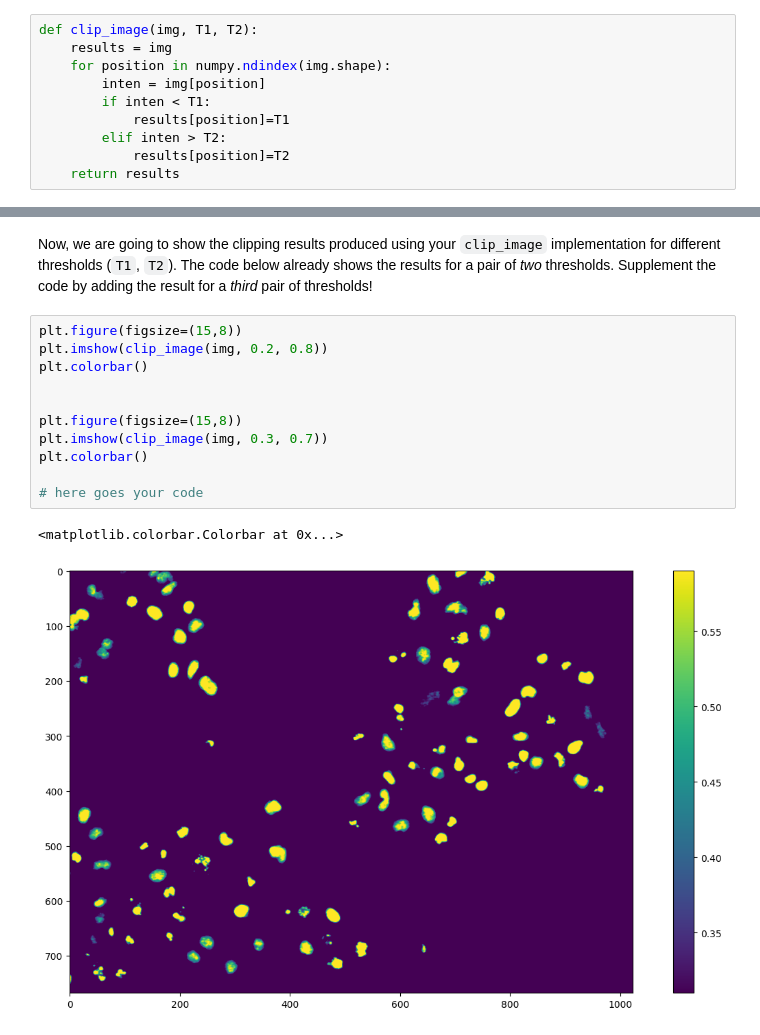
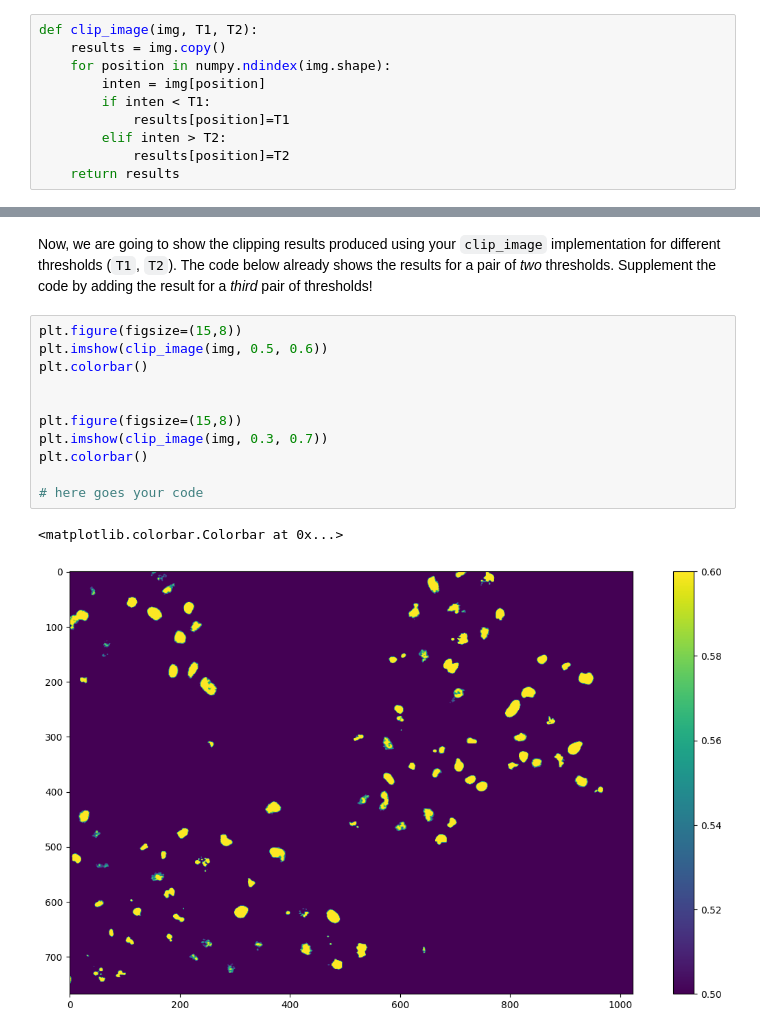
Before and after one commit to matteaunger/mobi-fs3-python, a Jupyter notebook: task2.ipynb, the cells around one changed output, grey strips where cells are left out. Drawn from its saved outputs; the diff is of its cells as text.

```diff
--- a/task2.ipynb
+++ b/task2.ipynb
@@ -110,7 +110,7 @@ plt.colorbar()
 **<a id="#">Task 2.3.4.</a>** Finish the implementation of the function `clip_image` below, by replacing the comment line (the one which starts with `#`) with your code:
 # %%
 def clip_image(img, T1, T2):
-    results = img
+    results = img.copy()
     for position in numpy.ndindex(img.shape):
         inten = img[position]
         if inten < T1:
@@ -130,15 +130,15 @@ assert (clip_image(img, T1, T2) == img.clip(T1, T2)).all()
 Now, we are going to show the clipping results produced using your `clip_image` implementation for different thresholds (`T1`, `T2`). The code below already shows the results for a pair of *two* thresholds. Supplement the code by adding the result for a *third* pair of thresholds!
 # %%
 plt.figure(figsize=(15,8))
-plt.imshow(clip_image(img, 0.2, 0.8))
+plt.imshow(clip_image(img, 0.5, 0.6))
 plt.colorbar()
 
 
 plt.figure(figsize=(15,8))
 plt.imshow(clip_image(img, 0.3, 0.7))
 plt.colorbar()
 
 # here goes your code
 # %% [output]
 <matplotlib.colorbar.Colorbar at 0x...>
-[figure, old version]
+[figure, new version]
```
Also changed, not shown: parts of 1 cell of this notebook.
